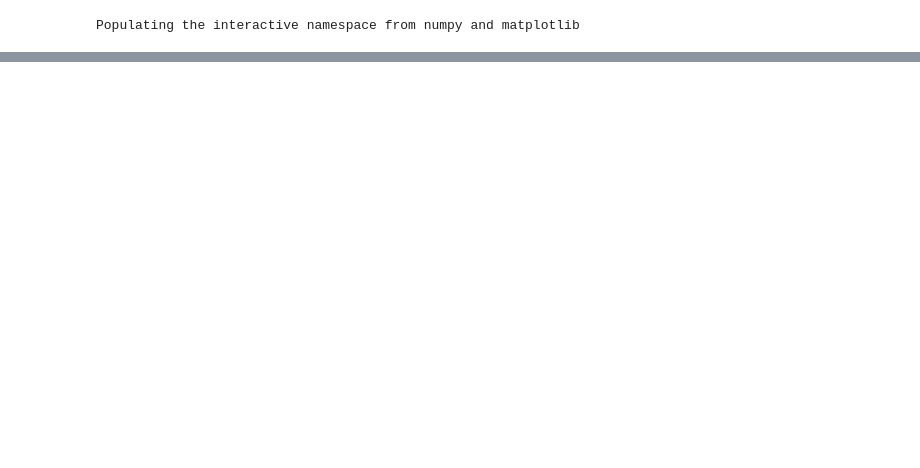
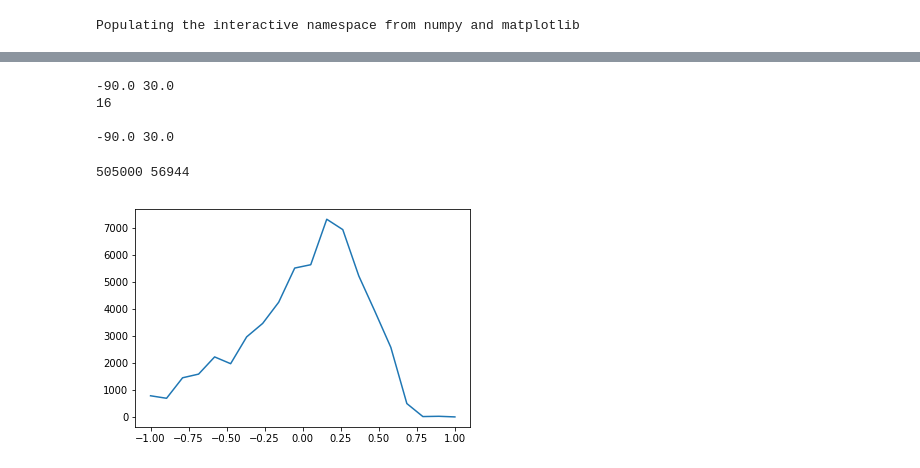
Before and after one commit to nbanik/Analyze_GD-1, a Jupyter notebook: ABC.ipynb, the cells around one changed output, grey strips where cells are left out. Drawn from its saved outputs; the diff is of its cells as text; code cells hidden in the pictures; blank space fills up the shorter version.

```diff
--- a/ABC.ipynb
+++ b/ABC.ipynb
@@ -562,0 +365,67 @@ for jj in allfname:
+# %%
+compute_power_diff(dir='dens_Omega/ABC_sims/',len_threshold=0.2,arm='trailing',barspiral=False,RaoblackwellizeN=100,gap_width=12.)
+# %% [output]
+-90.0 30.0
+16
+
+-90.0 30.0
+# %%
+#read the diff file and construct the posterior
+
+arm='trailing'
+dir2 = 'dens_Omega/ABC_sims/'
+gap_width=12.
+
+
+abc_diff=np.loadtxt(dir2 + 'ABC_power_diff_{}degcut_{}_lenthreshold{}_NRaoBlackwell{}.dat'.format(gap_width,arm,0.2,100),delimiter=',',skiprows=1)
+
+if arm == 'trailing':
+    tol_hi=0.6
+    tol_med=0.5
+    tol_lo=0.4
+    #tol_lo1=0.7
+    #tol_lo2=0.6
+
+elif arm=='leading':
+    tol_hi=0.1
+    tol_med=0.09
+    tol_lo=0.01
+    #tol_lo1=0.4
+    #tol_lo2=0.6
+
+
+accepted_rate=[]
+all_rate=[]
+for ii in range(len(abc_diff)):
+    #print (abc_diff[ii])
+    rate=abc_diff[ii][0]
+    all_rate.append(rate)
+    diff_hi=abc_diff[ii][1]
+    diff_med=abc_diff[ii][2]
+    diff_lo=abc_diff[ii][3]
+    #diff_lo1=abc_diff[ii][4]
+    #diff_lo2=abc_diff[ii][5]
+    #print (diff_hi,diff_med,diff_lo)
+    if (diff_hi < tol_hi) and (diff_med < tol_med) and (diff_lo < tol_lo):# and (diff_lo2 < tol_lo2):
+        accepted_rate.append(rate)
+
+print (len(abc_diff), len(accepted_rate))
+
+rr=np.linspace(-1.,1.,20)
+
+bw=rr[1]-rr[0]
+
+
+rredge=[rr[0] + i*bw for i in range(len(rr)+1)]
+
+#print (rredge)
+
+count,bin_edge=np.histogram(accepted_rate,rredge)
+
+
+plt.figure()
+plt.plot(rr,count)
+plt.show()
+# %% [output]
+505000 56944
+[figure, added]
```
Also changed, not shown: parts of 31 cells of this notebook.
